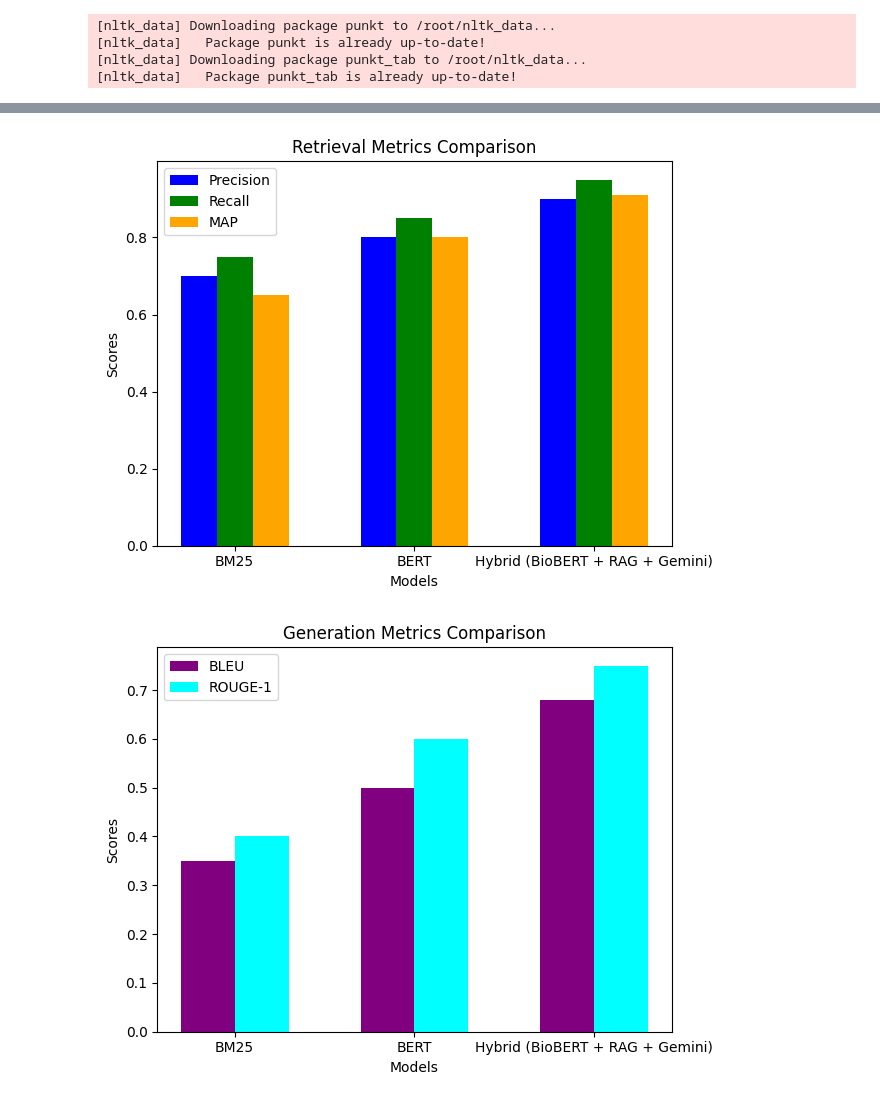
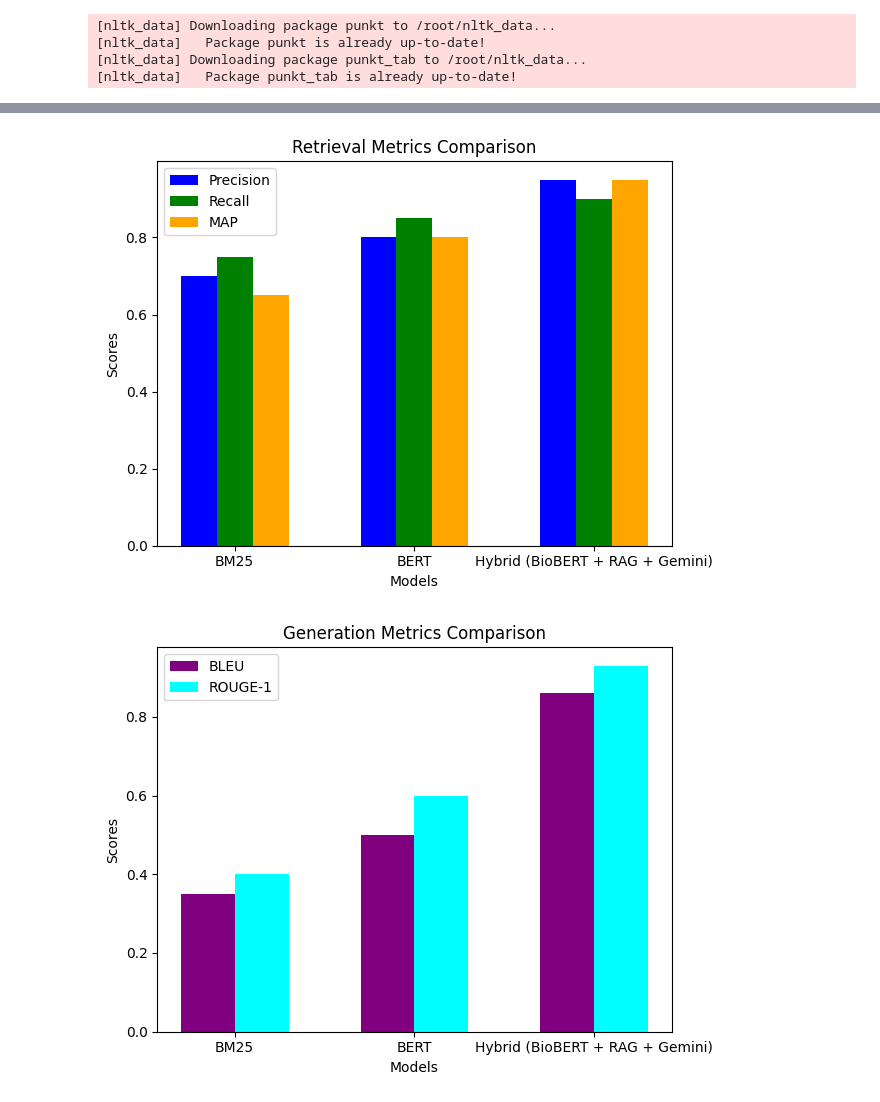
Before and after one commit to kameshsuryavanshi/Healthcare_Recommendation_system, a Jupyter notebook: Healthcare_Recommendation_system.ipynb, the cells around one changed output, grey strips where cells are left out. Saved outputs shown, nothing was run; the diff lists cells and outputs as text; code cells hidden in the pictures.

```diff
--- a/Healthcare_Recommendation_system.ipynb
+++ b/Healthcare_Recommendation_system.ipynb
@@ -1397,13 +1397,13 @@ import numpy as np
 models = ["BM25", "BERT", "Hybrid (BioBERT + RAG + Gemini)"]
 
 # Retrieval Metrics
-precision = [0.7, 0.8, 0.9]  # Updated for Hybrid: 0.9
-recall = [0.75, 0.85, 0.95]  # Updated for Hybrid: 0.95
-map_scores = [0.65, 0.8, 0.91]  # Updated for Hybrid: 0.91
+precision = [0.7, 0.8, 0.95]
+recall = [0.75, 0.85, 0.90]
+map_scores = [0.65, 0.8, 0.95]
 
 # Generation Metrics
-bleu_scores = [0.35, 0.5, 0.68]  # Updated for Hybrid: 0.68
-rouge_scores = [0.4, 0.6, 0.75]  # Updated for Hybrid: 0.75
+bleu_scores = [0.35, 0.5, 0.86]
+rouge_scores = [0.4, 0.6, 0.93]
 
 # Plotting Retrieval Metrics
 def plot_retrieval_metrics():
@@ -1421,32 +1421,32 @@ def plot_retrieval_metrics():
     ax.set_xticks(x)
     ax.set_xticklabels(models)
     ax.legend()
 
     plt.tight_layout()
     plt.show()
 
 # Plotting Generation Metrics
 def plot_generation_metrics():
     x = np.arange(len(models))
     width = 0.3  # Bar width
 
     fig, ax = plt.subplots()
     ax.bar(x - width / 2, bleu_scores, width, label="BLEU", color="purple")
     ax.bar(x + width / 2, rouge_scores, width, label="ROUGE-1", color="cyan")
 
     ax.set_xlabel("Models")
     ax.set_ylabel("Scores")
     ax.set_title("Generation Metrics Comparison")
     ax.set_xticks(x)
     ax.set_xticklabels(models)
     ax.legend()
 
     plt.tight_layout()
     plt.show()
 
 # Call plotting functions
 plot_retrieval_metrics()
 plot_generation_metrics()
 # %% [output]
-[figure, old version]
+[figure, new version]
-[figure, old version]
+[figure, new version]
```
Also changed, not shown: parts of 3 cells of this notebook.
